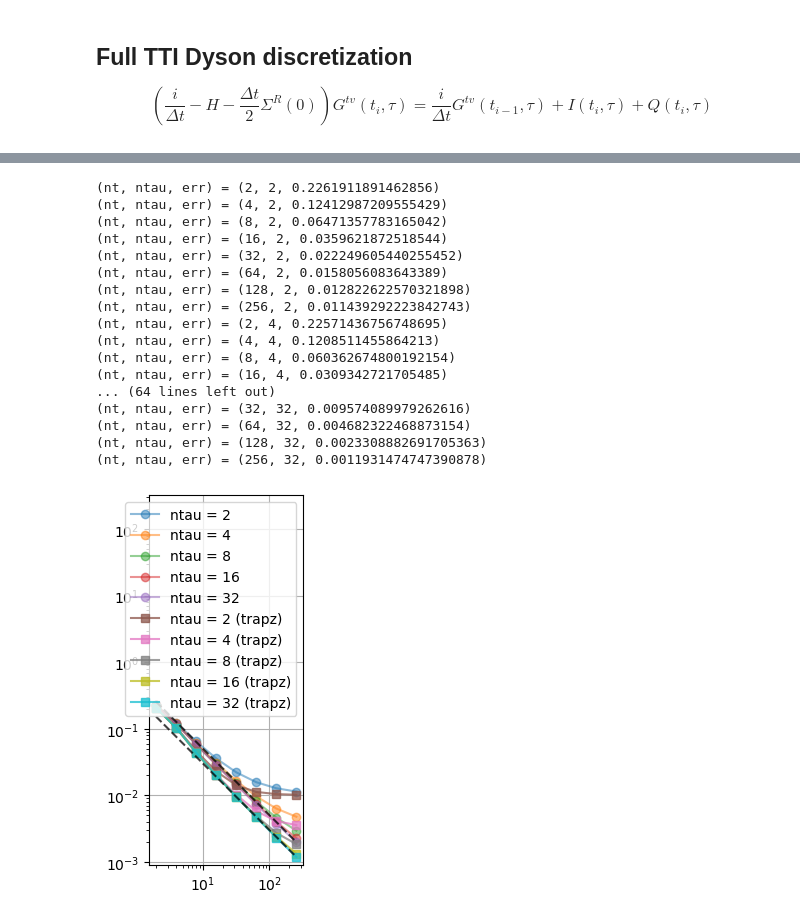
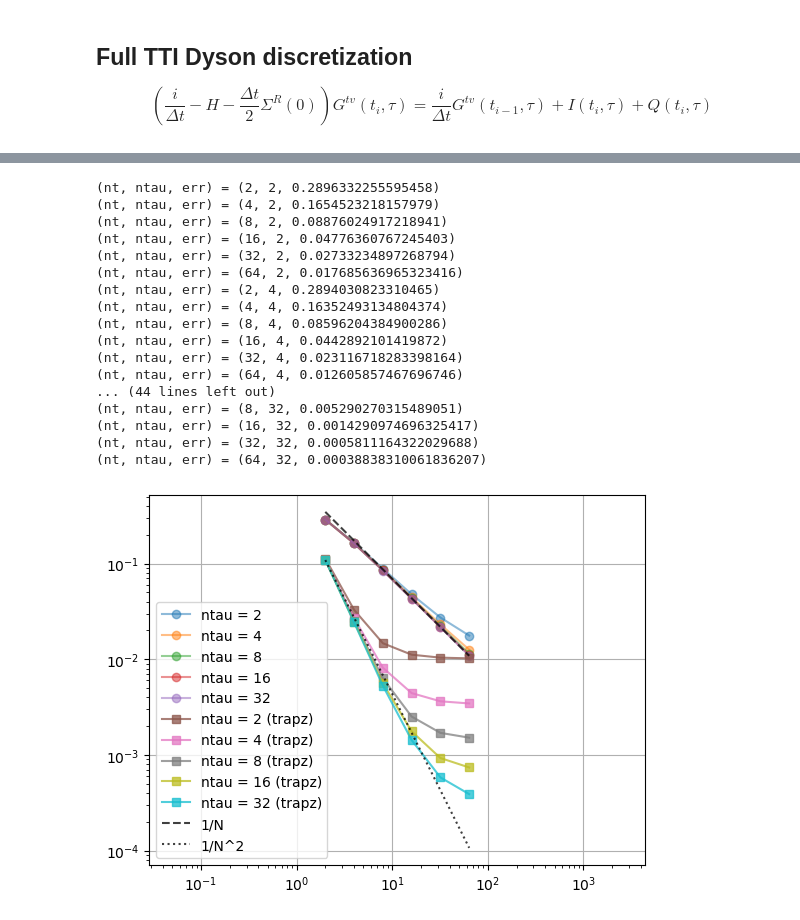
Before and after one commit to krivenko/QInchworm.jl, a Jupyter notebook: experiments/nonequilibrium/HybridizationFunction.ipynb, the cells around one changed output, grey strips where cells are left out. Drawn from its saved outputs; the diff is of its cells as text; code cells hidden in the pictures.

Commit message:
[expt] tti dyson trapz 2nd order conv after bugfix

```diff
--- a/experiments/nonequilibrium/HybridizationFunction.ipynb
+++ b/experiments/nonequilibrium/HybridizationFunction.ipynb
@@ -175,8 +254,13 @@ function timestep_tti_euler_bwd!(G, H, Σ, t, τ)
     t0 = first(grid[forward_branch])
     tm1 = grid[forward_branch][t.ridx - 1] # Previous time
 
+    τ0 = first(grid[imaginary_branch])
+    τβ = last(grid[imaginary_branch])
+
+    ΣR = Int(Σ.ξ) * Σ[:, :, t0, τβ] - Σ[:, :, t0, τ0]
+
     b = 1im/dt * G[:, :, tm1, τ] + I + Q
-    A = 1im/dt * la.I - H - 0.5 * dt * Σ[:, :, t0, τ]
+    A = 1im/dt * la.I - H - 0.5 * dt * ΣR
 
     G[:, :, t, τ] = A \ b
 
@@ -251,7 +479,11 @@ function solve_bethe(nt, ntau, tmax, β, t, ϵ; euler=true)
     H[1, 1] = ϵ
 
     for t in grid[forward_branch][1:end]
-        timestep_tti!(G, H, Σ, t; euler=euler)
+        if euler
+            timestep_tti_euler_bwd!(G, H, Σ, t)
+        else
+            timestep_tti_trapz_bwd!(G, H, Σ, t)
+        end
     end
 
     err = maximum(abs.(G.rm.data - Σ.rm.data))
@@ -260,14 +492,14 @@ function solve_bethe(nt, ntau, tmax, β, t, ϵ; euler=true)
     return err, G, Σ
 end;
 # %%
-β = 0.5
+β = 0.1
 t = 1.0
 ϵ = 1.5
 
-tmax = 10.0
+tmax = 1.0
 
 ntau = 16
-nt = 200
+nt = 100
 
 errs, G, Σ = solve_bethe(nt, ntau, tmax, β,  t, ϵ)
 errs_trapz, G_trapz, Σ_trapz = solve_bethe(nt, ntau, tmax, β,  t, ϵ; euler=false)
@@ -286,12 +518,16 @@ plt.plot(imag(G.mat.data[1, 1, :, 1]), ".")
 plt.subplot(subp...); subp[end] += 1
 plt.plot(real(G.rm.data[1, 1, 1, :]))
 plt.plot(imag(G.rm.data[1, 1, 1, :]))
+plt.plot(real(G_trapz.rm.data[1, 1, 1, :]), "--")
+plt.plot(imag(G_trapz.rm.data[1, 1, 1, :]), "--")
 plt.plot(real(Σ.rm.data[1, 1, 1, :]), ":")
 plt.plot(imag(Σ.rm.data[1, 1, 1, :]), ":")
 
 plt.subplot(subp...); subp[end] += 1
 plt.plot(real(G.rm.data[1, 1, end, :]))
 plt.plot(imag(G.rm.data[1, 1, end, :]))
+plt.plot(real(G_trapz.rm.data[1, 1, end, :]), "--")
+plt.plot(imag(G_trapz.rm.data[1, 1, end, :]), "--")
 plt.plot(real(Σ.rm.data[1, 1, end, :]), ":")
 plt.plot(imag(Σ.rm.data[1, 1, end, :]), ":")
 
@@ -299,8 +535,8 @@ plt.subplot(subp...); subp[end] += 1
 plt.plot(abs.(G.rm.data[1, 1, 1, :] - Σ.rm.data[1, 1, 1, :]))
 plt.plot(abs.(G.rm.data[1, 1, end, :] - Σ.rm.data[1, 1, end, :]))
 
-plt.plot(abs.(G_trapz.rm.data[1, 1, 1, :] - Σ.rm.data[1, 1, 1, :]), ":")
-plt.plot(abs.(G_trapz.rm.data[1, 1, end, :] - Σ.rm.data[1, 1, end, :]), ":")
-
+plt.plot(abs.(G_trapz.rm.data[1, 1, 1, :] - Σ_trapz.rm.data[1, 1, 1, :]), ":")
+plt.plot(abs.(G_trapz.rm.data[1, 1, end, :] - Σ_trapz.rm.data[1, 1, end, :]), ":")
+plt.semilogy([], [])
 plt.tight_layout()
 # %% [output]
@@ -311,53 +547,53 @@ plt.tight_layout()
 β = 0.1
 t = 1.0
 ϵ = 1.5
 
 tmax = 1.0
 
 ntau = 20
-nts = 2 .^(1:8)
+nts = 2 .^(1:6)
 ntaus = [2, 4, 8, 16, 32]
 #ntaus = [2, 4, 8]
 
 errs_ntau = [ (ntau ,[solve_bethe(nt, ntau, tmax, β,  t, ϵ)[1] for nt in nts]) for ntau in ntaus]
 errs_ntau_trapz = [ (ntau ,[solve_bethe(nt, ntau, tmax, β,  t, ϵ; euler=false)[1] for nt in nts]) for ntau in ntaus]
 
 for (ntau, errs) in errs_ntau
     plt.plot(nts, errs, "o-", label="ntau = $ntau", alpha=0.5)
 end
 
 for (ntau, errs) in errs_ntau_trapz
     plt.plot(nts, errs, "s-", label="ntau = $ntau (trapz)", alpha=0.75)
 end
 
 ntau, errs = last(errs_ntau)
 line = errs[end] .* nts[end] ./ nts
-plt.plot(nts, line, "k--", alpha=0.75)
+plt.plot(nts, line, "k--", alpha=0.75, label="1/N")
 
 ntau, errs = last(errs_ntau_trapz)
-line = errs[end] .* nts[end] ./ nts
-plt.plot(nts, line, "k--", alpha=0.75)
+line = errs[1] .* (nts[1] ./ nts).^2
+plt.plot(nts, line, "k:", alpha=0.75, label="1/N^2")
 
 plt.legend(loc="best")
 plt.loglog([], [])
 plt.grid(true)
-plt.axis("square");
+plt.axis("equal");
 # %% [output]
-(nt, ntau, err) = (2, 2, 0.2261911891462856)
-(nt, ntau, err) = (4, 2, 0.12412987209555429)
-(nt, ntau, err) = (8, 2, 0.06471357783165042)
-(nt, ntau, err) = (16, 2, 0.0359621872518544)
-(nt, ntau, err) = (32, 2, 0.022249605440255452)
-(nt, ntau, err) = (64, 2, 0.0158056083643389)
-(nt, ntau, err) = (128, 2, 0.012822622570321898)
-(nt, ntau, err) = (256, 2, 0.011439292223842743)
-(nt, ntau, err) = (2, 4, 0.22571436756748695)
-(nt, ntau, err) = (4, 4, 0.1208511455864213)
-(nt, ntau, err) = (8, 4, 0.060362674800192154)
-(nt, ntau, err) = (16, 4, 0.0309342721705485)
-... (64 lines left out)
-(nt, ntau, err) = (32, 32, 0.009574089979262616)
-(nt, ntau, err) = (64, 32, 0.004682322468873154)
-(nt, ntau, err) = (128, 32, 0.0023308882691705363)
-(nt, ntau, err) = (256, 32, 0.0011931474747390878)
+(nt, ntau, err) = (2, 2, 0.2896332255595458)
+(nt, ntau, err) = (4, 2, 0.1654523218157979)
+(nt, ntau, err) = (8, 2, 0.08876024917218941)
+(nt, ntau, err) = (16, 2, 0.04776360767245403)
+(nt, ntau, err) = (32, 2, 0.02733234897268794)
+(nt, ntau, err) = (64, 2, 0.017685636965323416)
+(nt, ntau, err) = (2, 4, 0.2894030823310465)
+(nt, ntau, err) = (4, 4, 0.16352493134804374)
+(nt, ntau, err) = (8, 4, 0.08596204384900286)
+(nt, ntau, err) = (16, 4, 0.0442892101419872)
+(nt, ntau, err) = (32, 4, 0.023116718283398164)
+(nt, ntau, err) = (64, 4, 0.012605857467696746)
+... (44 lines left out)
+(nt, ntau, err) = (8, 32, 0.005290270315489051)
+(nt, ntau, err) = (16, 32, 0.0014290974696325417)
+(nt, ntau, err) = (32, 32, 0.0005811164322029688)
+(nt, ntau, err) = (64, 32, 0.00038838310061836207)
-[figure, old version]
+[figure, new version]
```
Also changed, not shown: parts of 16 cells of this notebook.
